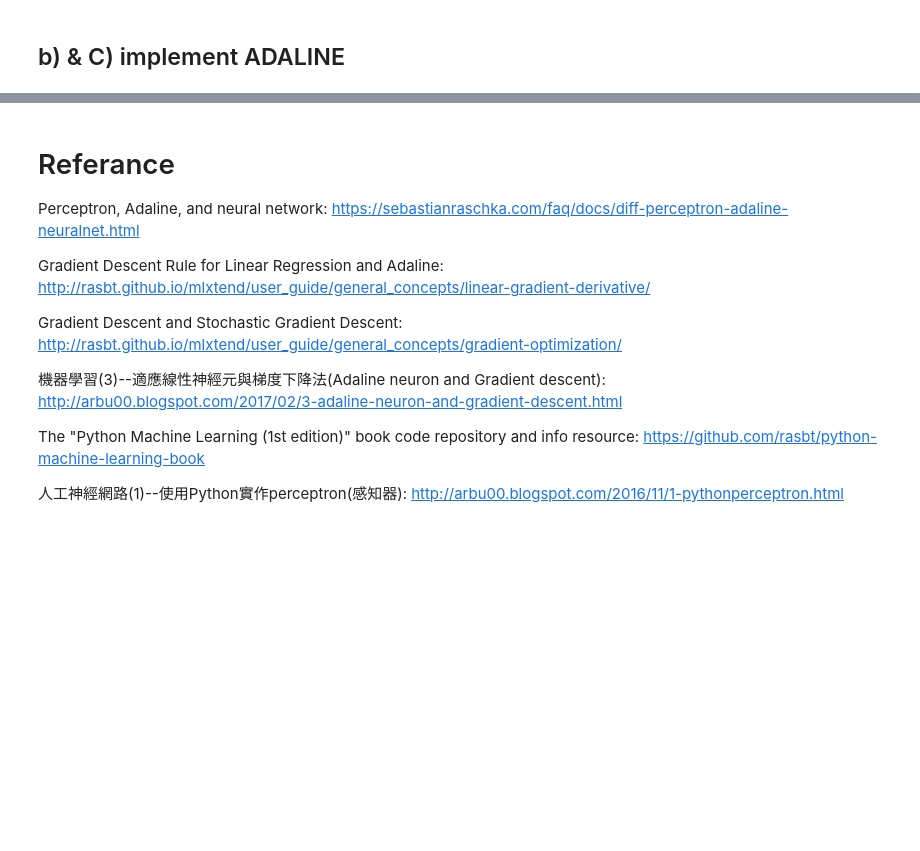
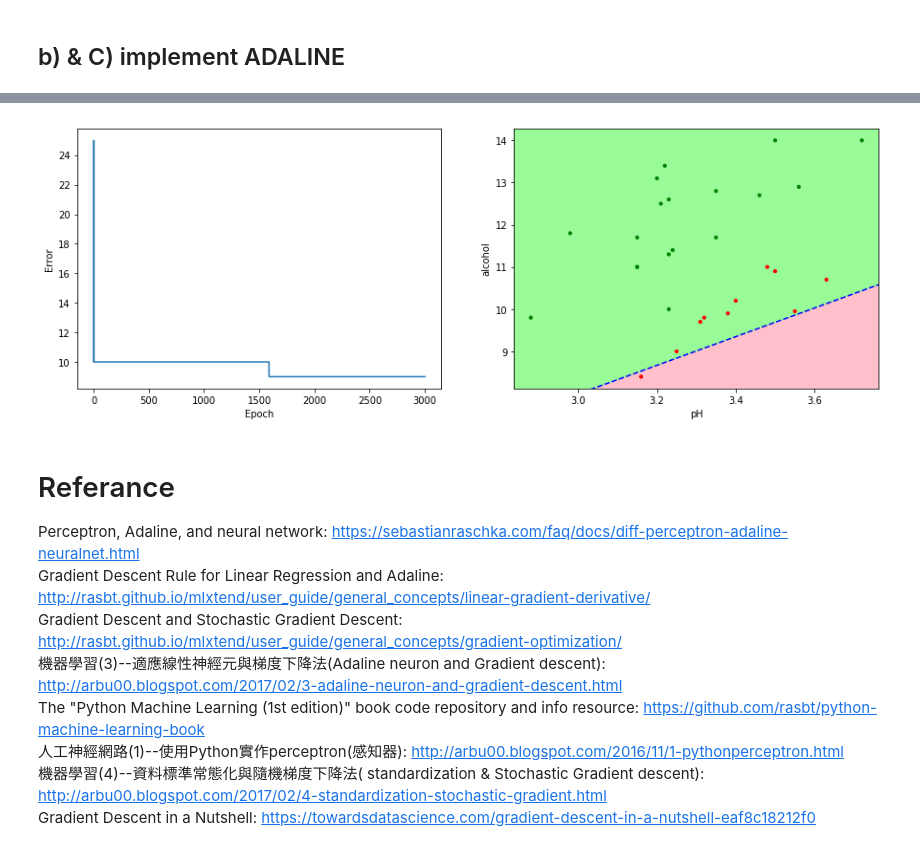
Before and after one commit to juoweichen/SommelierBot, a Jupyter notebook: ft_sommelier.ipynb, the cells around one changed output, grey strips where cells are left out. Cells and saved outputs as stored; diff of their text form; code cells hidden in the pictures; blank space fills up the shorter version.

Commit message:
adaline not confirm

```diff
--- a/ft_sommelier.ipynb
+++ b/ft_sommelier.ipynb
@@ -272,0 +287,27 @@ pandas.DataFrame.add: http://pandas.pydata.org/pandas-docs/stable/reference/api/
+# %%
+def build_data(wine_data, factor1, factor2, good_thresh, bad_thresh):
+    # pandas read csv as DataFrame
+    df = pd.read_csv(wine_data, delimiter=";")
+    # Only catch data over or below threshold
+    for i in range(len(df)):
+        if (df.loc[i, 'quality'] < good_thresh and df.loc[i, 'quality'] > bad_thresh):
+            df = df.drop([i])
+    # build dataFrame
+    df = df[[factor1, factor2]]
+    df.insert(0, 'bias', 1)
+    return df
+
+def build_target(wine_data, good_thresh, bad_thresh):
+    # pandas read csv as DataFrame
+    df = pd.read_csv(wine_data, delimiter=";")
+    # Only catch data over or below threshold, and transfer to 1 & 0
+    for i in range(len(df)):
+        if (df.loc[i, 'quality'] >= good_thresh):
+            df.loc[i, 'quality'] = 1
+        elif (df.loc[i, 'quality'] <= bad_thresh):
+            df.loc[i, 'quality'] = 0
+        else:
+            df = df.drop([i])
+    # build dataFrame
+    target = pd.DataFrame(df['quality'].values, columns=['target'])
+    return (target)
@@ -272,0 +489,6 @@ pandas.DataFrame.add: http://pandas.pydata.org/pandas-docs/stable/reference/api/
+# %%
+data = build_data("winequality-red.csv", 'pH', 'alcohol', 8, 3)
+target = build_target("winequality-red.csv", 8, 3)
+# %%
+ada1 = Adaline(0.0004, 3000)
+performance = ada1.train(data, target, online=False)
@@ -273,13 +513,14 @@ pandas.DataFrame.add: http://pandas.pydata.org/pandas-docs/stable/reference/api/
+# %%
+plot_performace(performance, data, target, 8, 3, -1, True)
+# %% [output]
+[figure, added]
 # %% [markdown]
 # Referance
-Perceptron, Adaline, and neural network: https://sebastianraschka.com/faq/docs/diff-perceptron-adaline-neuralnet.html
-
-Gradient Descent Rule for Linear Regression and Adaline: http://rasbt.github.io/mlxtend/user_guide/general_concepts/linear-gradient-derivative/
-
-Gradient Descent and Stochastic Gradient Descent: http://rasbt.github.io/mlxtend/user_guide/general_concepts/gradient-optimization/
-
-機器學習(3)--適應線性神經元與梯度下降法(Adaline neuron and Gradient descent): http://arbu00.blogspot.com/2017/02/3-adaline-neuron-and-gradient-descent.html
-
-The "Python Machine Learning (1st edition)" book code repository and info resource: https://github.com/rasbt/python-machine-learning-book
-
-人工神經網路(1)--使用Python實作perceptron(感知器): http://arbu00.blogspot.com/2016/11/1-pythonperceptron.html
+Perceptron, Adaline, and neural network: https://sebastianraschka.com/faq/docs/diff-perceptron-adaline-neuralnet.html<br>
+Gradient Descent Rule for Linear Regression and Adaline: http://rasbt.github.io/mlxtend/user_guide/general_concepts/linear-gradient-derivative/<br>
+Gradient Descent and Stochastic Gradient Descent: http://rasbt.github.io/mlxtend/user_guide/general_concepts/gradient-optimization/<br>
+機器學習(3)--適應線性神經元與梯度下降法(Adaline neuron and Gradient descent): http://arbu00.blogspot.com/2017/02/3-adaline-neuron-and-gradient-descent.html<br>
+The "Python Machine Learning (1st edition)" book code repository and info resource: https://github.com/rasbt/python-machine-learning-book<br>
+人工神經網路(1)--使用Python實作perceptron(感知器): http://arbu00.blogspot.com/2016/11/1-pythonperceptron.html<br>
+機器學習(4)--資料標準常態化與隨機梯度下降法( standardization & Stochastic Gradient descent): http://arbu00.blogspot.com/2017/02/4-standardization-stochastic-gradient.html<br>
+Gradient Descent in a Nutshell: https://towardsdatascience.com/gradient-descent-in-a-nutshell-eaf8c18212f0<br>
```
Also changed, not shown: parts of 19 cells of this notebook, 3 other files.
